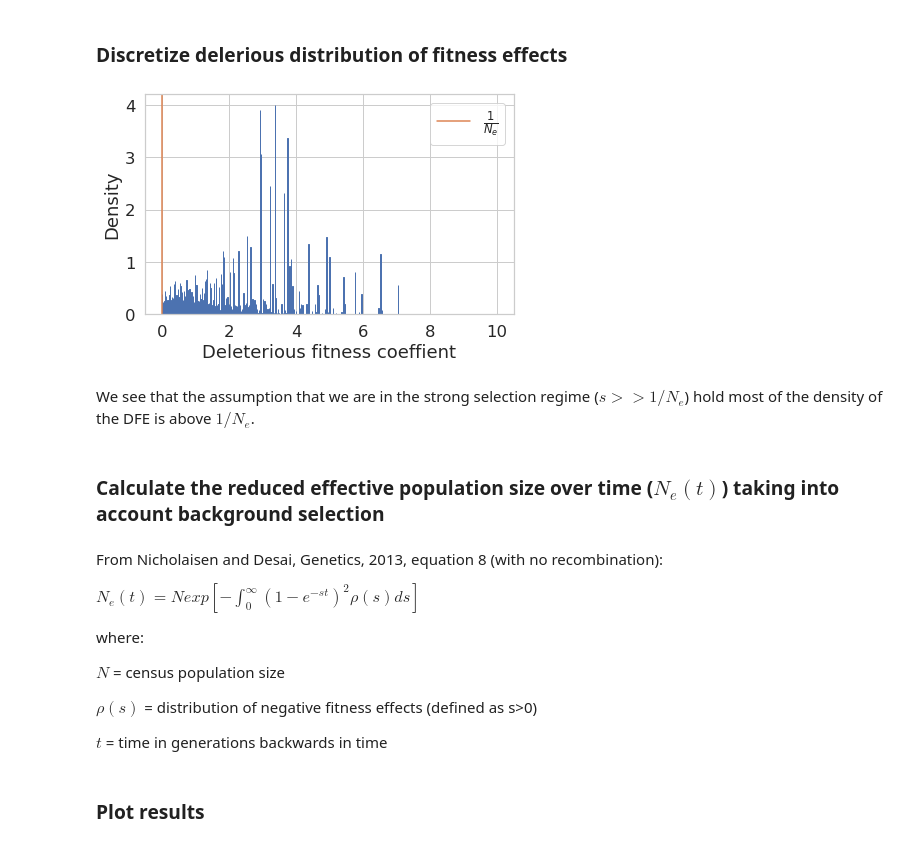
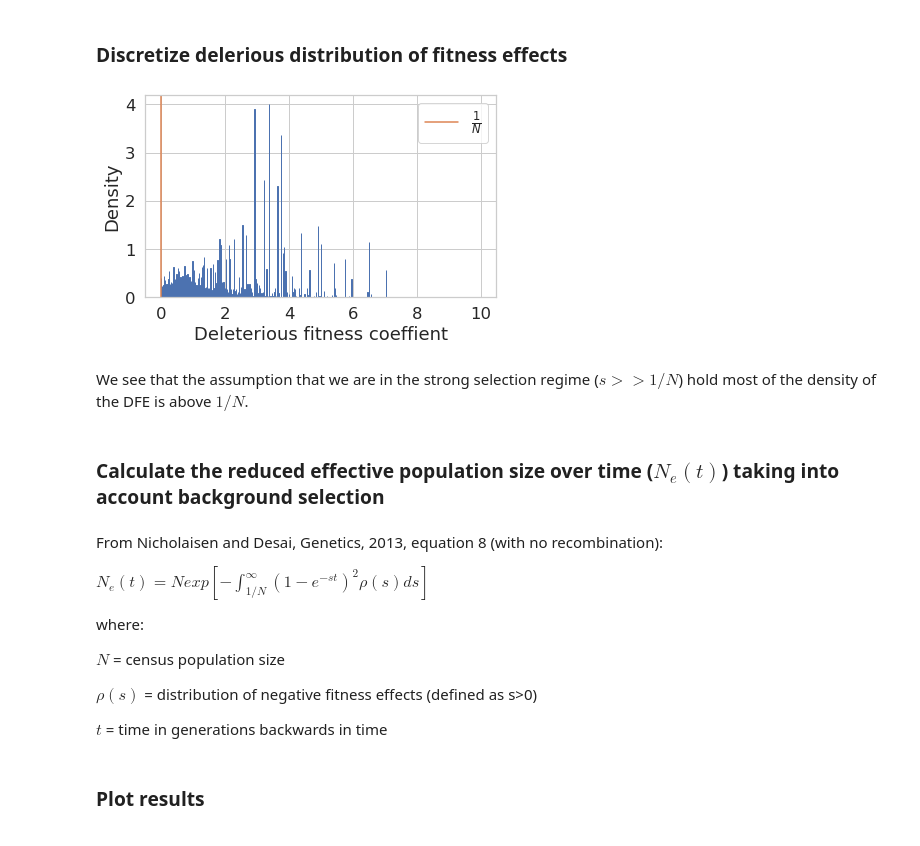
Before and after one commit to qinqin-yu/sars-cov-2_genetic_drift, a Jupyter notebook: analysis_scripts/fitness/background_selection_analytical.ipynb, the cells around one changed output. Cells and saved outputs as stored; diff of their text form; code cells hidden in the pictures.

```diff
--- a/analysis_scripts/fitness/background_selection_analytical.ipynb
+++ b/analysis_scripts/fitness/background_selection_analytical.ipynb
@@ -15,7 +15,7 @@ sns.set(style = 'whitegrid', font_scale = 1.5)
 mu_year = 31 # substitutions per year, taken from Nextstrain's GISAID build on 8/7/2023
 gen_time = 5.1/365 # generation time (5.1 days) in years, estimate taken from https://elifesciences.org/articles/70767
 mu_gen = mu_year*gen_time
-Ne = 10**3
+Ne = 10**4
 # %% [markdown]
 ### Load data
 # %%
@@ -27,28 +27,28 @@ del_dfe = -1*dfe[dfe<0] # Get only the negative fitnesses and take their absolut
 # %%
 ds = 0.01
 bins = np.arange(0, 10, ds)
 rho_s, bins = np.histogram(del_dfe, bins, density = True)
 s = bins[:-1] + ds/2
 plt.hist(del_dfe, bins, density = True, edgecolor = 'b')
-plt.plot([1/Ne, 1/Ne], [0, 4.2], label = '$\\frac{1}{N_e}$')
+plt.plot([1/Ne, 1/Ne], [0, 4.2], label = '$\\frac{1}{N}$')
 plt.ylim([0, 4.2])
 plt.xlabel('Deleterious fitness coeffient')
 plt.ylabel('Density')
 plt.legend()
 plt.tight_layout()
 plt.savefig('../../figures/figure_outputs/empirical_deleterious_dfe_bloom_neher.png', dpi = 300)
 plt.savefig('../../figures/figure_outputs/empirical_deleterious_dfe_bloom_neher.pdf')
 plt.show()
 # %% [output]
-[figure, old version]
+[figure, new version]
 # %% [markdown]
-We see that the assumption that we are in the strong selection regime ($s>>1/N_e$) hold most of the density of the DFE is above $1/N_e$.
+We see that the assumption that we are in the strong selection regime ($s>>1/N$) hold most of the density of the DFE is above $1/N$.
 # %% [markdown]
 ### Calculate the reduced effective population size over time ($N_e(t)$) taking into account background selection
 # %% [markdown]
 From Nicholaisen and Desai, Genetics, 2013, equation 8 (with no recombination):
 
-$N_e(t) = Nexp[-\int_0^{\infty}(1-e^{-st})^2\rho(s)ds]$
+$N_e(t) = Nexp[-\int_{1/N}^{\infty}(1-e^{-st})^2\rho(s)ds]$
 
 where:
 
```
Also changed, not shown: parts of 2 cells of this notebook, 11 other files.
